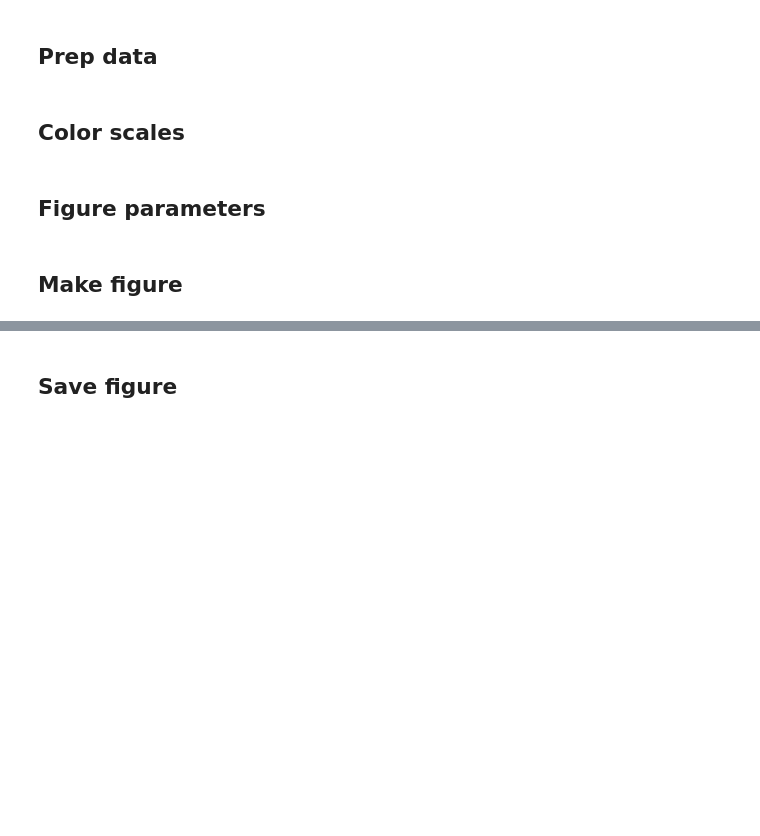
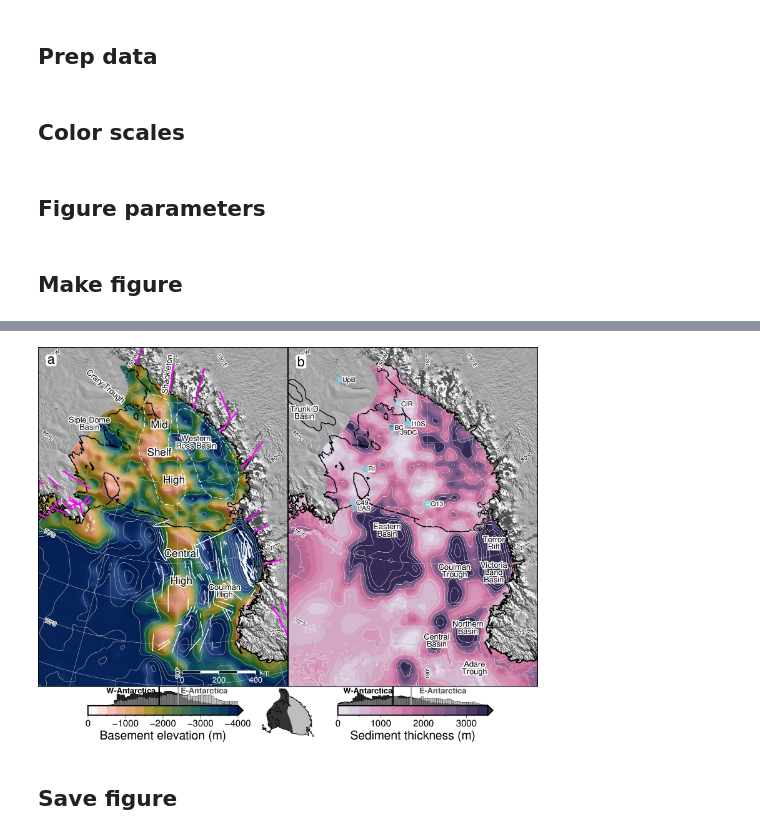
Before and after one commit to mdtanker/RIS_basement_sediment, a Jupyter notebook: Figures/Fig3_Base_Sed.ipynb, the cells around one changed output, grey strips where cells are left out. Saved outputs shown, nothing was run; the diff lists cells and outputs as text; code cells hidden in the pictures; blank space fills up the shorter version.

```diff
--- a/Figures/Fig3_Base_Sed.ipynb
+++ b/Figures/Fig3_Base_Sed.ipynb
@@ -134,6 +134,12 @@ fig.text(textfiles="../data/plotting/place_labels_Fig3a.tsv",
          angle=True,
          font= '12p,Helvetica,black',
          justify=True,)
+
+# plot MSH outline
+fig.plot(data = gpd.read_file('../data/shapefiles/MSH.shp'), pen = '.75p,white,-')
+
+# plot Western Ross Basin outline
+fig.plot(data = gpd.read_file('../data/shapefiles/WSB.shp'), pen = '.75p,white,-')
 
 # Add MSH and CH location labels
 fig.text(textfiles="../data/plotting/MSH_CH.tsv",
@@ -387,3 +393,4 @@ with fig.inset(position='JTL+jCM+w'+str(shelfwidth)+'c+o0c/-2.3c'):
     fig.plot(data = gpd.read_file('../data/shapefiles/Groundingline_Antarctica_v02.shp'), pen='0.5p,black')
     fig.plot(data = gpd.read_file('../data/shapefiles/Coastline_Antarctica_v02.shp'), pen='0.5p,black')
 fig.show(dpi=200)
+# %% [output]
@@ -390,3 +399,4 @@ fig.show(dpi=200)
+[figure, added]
 # %% [markdown]
 ## Save figure
 # %%
```
Also changed, not shown: parts of 2 cells of this notebook, 17 other files.
